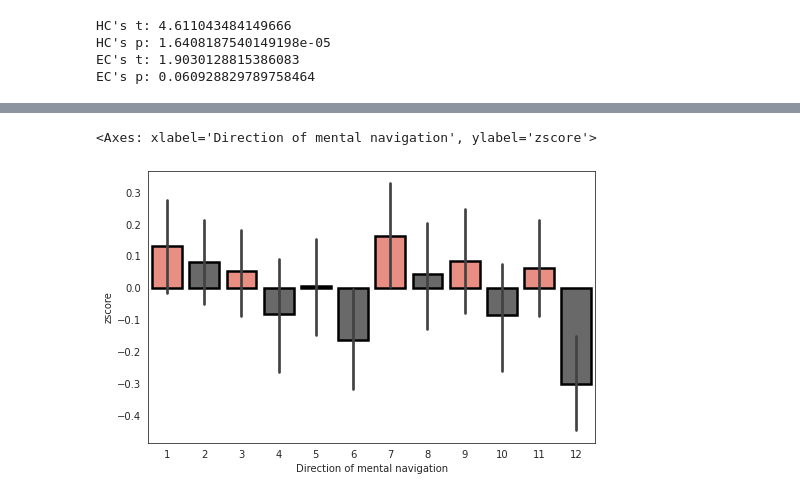
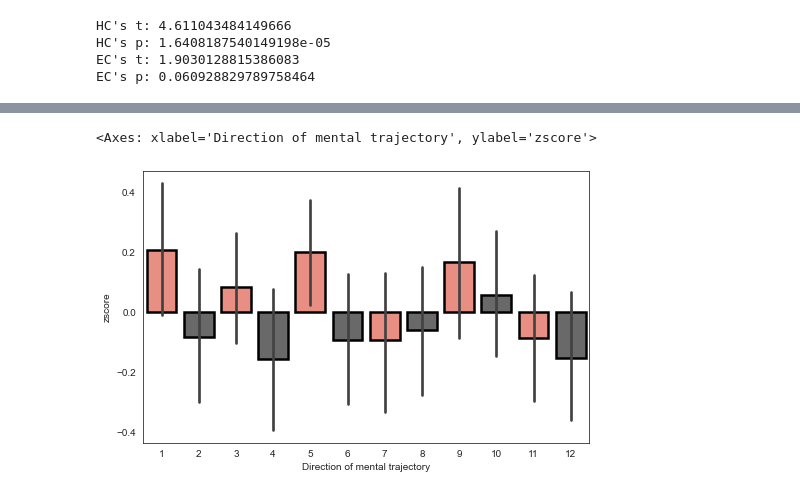
Before and after one commit to YukunQu/DCM, a Jupyter notebook: analysis/mri/figure/figure2.ipynb, the cells around one changed output, grey strips where cells are left out. Cells and saved outputs as stored; diff of their text form; code cells hidden in the pictures.

```diff
--- a/analysis/mri/figure/figure2.ipynb
+++ b/analysis/mri/figure/figure2.ipynb
@@ -171,19 +236,24 @@ participants_data = pd.read_csv(participants_tsv, sep='\t')
 data = participants_data.query('(game1_fmri>=0.5)and(game1_acc>0.8)')
 subjects = data['Participant_ID'].to_list()
 num = len(subjects)
+
 # set camp
-algin_template = r'/mnt/workdir/DCM/BIDS/derivatives/Nilearn/game1/cv_test_12bin_spct/Setall/6fold/{}/zmap/m2_alignPhi_zmap.nii.gz'
-misalgin_template = r'/mnt/workdir/DCM/BIDS/derivatives/Nilearn/game1/cv_test_12bin_spct/Setall/6fold/{}/zmap/m2_misalign_zmap.nii.gz'
+algin_template = r'/mnt/data/DCM/result_backup/2023.5.14/Nilearn/game1/cv_test_align_spct/Setall/6fold/{}/zmap/m2_alignPhi_even_zmap.nii.gz'
+misalgin_template = r'/mnt/data/DCM/result_backup/2023.5.14/Nilearn/game1/cv_test_align_spct/Setall/6fold/{}/zmap/m2_misalign_even_zmap.nii.gz'
+
 sub_algin_cmaps = [algin_template.format(sub_id) for sub_id in subjects]
 sub_misalgin_cmaps = [misalgin_template.format(sub_id) for sub_id in subjects]
 
 # load mask
 ec = image.load_img(r'/mnt/workdir/DCM/Docs/Mask/EC/juelich_EC_MNI152NL_prob.nii.gz')
 ec = image.binarize_img(ec,10)
+#ec = r'/mnt/data/DCM/result_backup/2023.5.14/Nilearn/game1/hexagon_spct/EC_thr3.1.nii.gz'
+#ec = image.load_img(r'/mnt/workdir/DCM/Docs/Mask/EC/func/alignPhi_even_zmap_thr2.3.nii.gz')
 
 # load data
 subs_align_mact = np.mean(masking.apply_mask(sub_algin_cmaps, ec), axis=1)
 subs_misalign_mact = np.mean(masking.apply_mask(sub_misalgin_cmaps, ec), axis=1)
+
 # demean for each subjects
 mean_mact = np.mean(subs_align_mact+subs_misalign_mact,axis=0)
 subs_mact = np.concatenate((subs_align_mact-mean_mact,subs_misalign_mact-mean_mact),axis=0)
@@ -281,24 +346,25 @@ subjects.sort()
 num = len(subjects)
 
 # load mask
-ec = image.load_img(r'/mnt/workdir/DCM/Docs/Mask/EC/juelich_EC_MNI152NL_prob.nii.gz')
-ec = image.binarize_img(ec,10)
-#ec = image.load_img(r'/mnt/workdir/DCM/BIDS/derivatives/Nilearn/game1/cv_train_hexagon_spct/EC_thr3.1.nii.gz')
-#ec = image.load_img(r'/mnt/workdir/DCM/Docs/Mask/EC/func/alignPhi_even_zmap_thr3.1.nii.gz')
+#ec = image.load_img(r'/mnt/workdir/DCM/Docs/Mask/EC/juelich_EC_MNI152NL_prob.nii.gz')
+#ec = image.binarize_img(ec,10)
+#ec = image.load_img(r'/mnt/data/DCM/result_backup/2023.5.14/Nilearn/game1/hexagon_spct/EC_thr3.1.nii.gz')
+ec = image.load_img(r'/mnt/workdir/DCM/Docs/Mask/EC/func/alignPhi_even_zmap_thr2.3.nii.gz')
+#ec = r'/mnt/data/DCM/result_backup/2023.5.14/Nilearn/game1/hexagon_spct/EC_thr3.1.nii.gz'
 
 # load data
 bin12 = pd.DataFrame()
 # set camp
-template = r'/mnt/workdir/DCM/BIDS/derivatives/Nilearn/game1/cv_test_12bin_spct/Setall/6fold/{}/zmap/{}_{}_{}_{}_zmap.nii.gz'
+template = r'/mnt/data/DCM/result_backup/2023.5.14/Nilearn/game1/cv_test_align_spct/Setall/6fold/{}/zmap/{}_{}_{}_{}_zmap.nii.gz'
 
 for onset in ['m2']:
-    for parity in ['odd','even']:
+    for parity in ['even']:
         for bin in range(1,13,1):
             if bin in range(1,13,2):
                 cmaps = [template.format(sub_id,onset,'align',str(bin),parity) for sub_id in subjects]
             elif bin in range(2,13,2):
                 cmaps = [template.format(sub_id,onset,'misalign',str(bin),parity) for sub_id in subjects]
             subs_mact = get_subs_act(cmaps,ec)
-            bin12 = bin12.append(pd.DataFrame({'Activity':subs_mact,'Direction of mental navigation':bin,
+            bin12 = bin12.append(pd.DataFrame({'Activity':subs_mact,'Direction of mental trajectory':bin,
                                            'hue':'Align' if bin in range(1,13,2) else 'Misalign','sub_id':subjects,
                                            'onset':onset,'parity':parity}))
@@ -309,8 +371,8 @@ The cmaps:/mnt/workdir/DCM/BIDS/derivatives/Nilearn/game1/cv_test_12bin_spct/Set
 # %%
 # Zscore for acitivity
 bin12['zscore'] = bin12.groupby('sub_id')['Activity'].transform(lambda x: (x - x.mean())/x.std())
 fig, ax = plt.subplots(figsize=(8,5))
-sns.barplot(data=bin12,x='Direction of mental navigation',y='zscore',palette=['salmon','dimgray'],edgecolor='black',linewidth=2.5)
+sns.barplot(data=bin12,x='Direction of mental trajectory',y='zscore',palette=['salmon','dimgray'],edgecolor='black',linewidth=2.5)
 # %% [output]
-<Axes: xlabel='Direction of mental navigation', ylabel='zscore'>
+<Axes: xlabel='Direction of mental trajectory', ylabel='zscore'>
-[figure, old version]
+[figure, new version]
```
Also changed, not shown: parts of 13 cells of this notebook, 29 other files.
